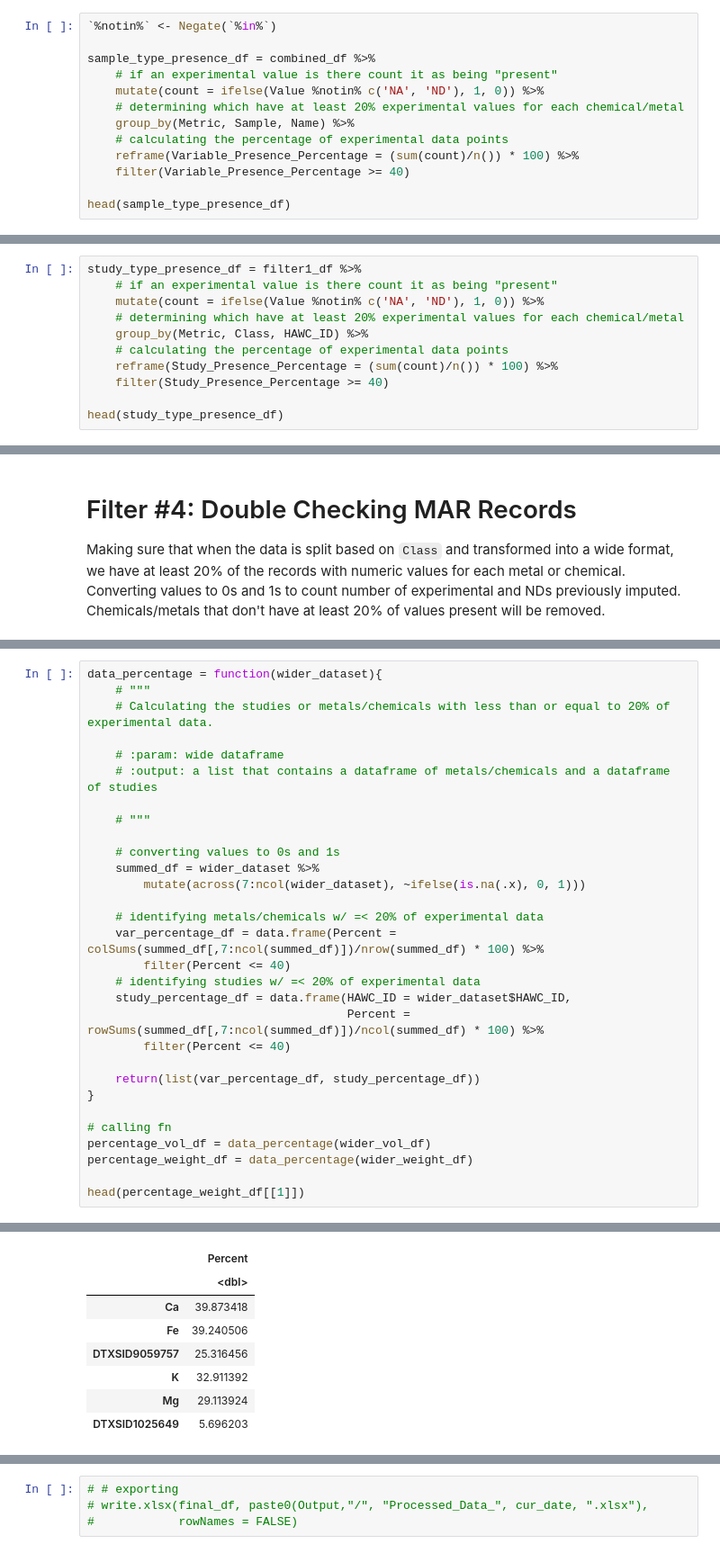
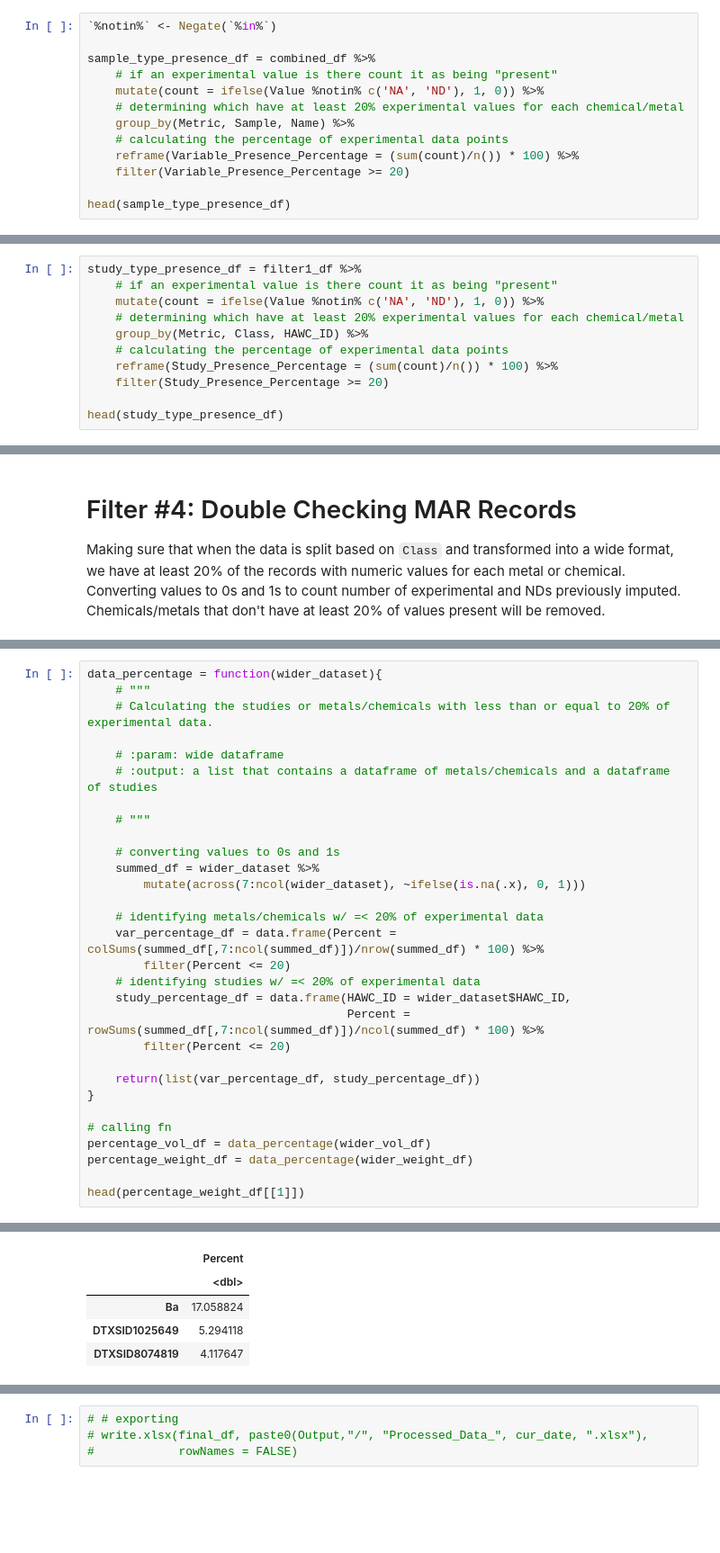
Before and after one commit to UNC-CEMALB/P1015.-Wildfire_Suffcient_Similiarity, a Jupyter notebook: 1. Data Processing/Data Processing.ipynb, the cells around one changed output, grey strips where cells are left out. Shown at 90% size. Cells and saved outputs as stored; diff of their text form; blank space fills up the shorter version.

```diff
--- a/1. Data Processing/Data Processing.ipynb
+++ b/1. Data Processing/Data Processing.ipynb
@@ -98,7 +99,7 @@ sample_type_presence_df = combined_df %>%
     group_by(Metric, Sample, Name) %>%
     # calculating the percentage of experimental data points
     reframe(Variable_Presence_Percentage = (sum(count)/n()) * 100) %>%
-    filter(Variable_Presence_Percentage >= 40)
+    filter(Variable_Presence_Percentage >= 20)
 
 head(sample_type_presence_df)
 # %% [output]
@@ -147,7 +148,7 @@ study_type_presence_df = filter1_df %>%
     group_by(Metric, Class, HAWC_ID) %>%
     # calculating the percentage of experimental data points
     reframe(Study_Presence_Percentage = (sum(count)/n()) * 100) %>%
-    filter(Study_Presence_Percentage >= 40)
+    filter(Study_Presence_Percentage >= 20)
 
 head(study_type_presence_df)
 # %% [output]
@@ -597,11 +601,11 @@ data_percentage = function(wider_dataset){
 
     # identifying metals/chemicals w/ =< 20% of experimental data
     var_percentage_df = data.frame(Percent = colSums(summed_df[,7:ncol(summed_df)])/nrow(summed_df) * 100) %>%
-        filter(Percent <= 40)
+        filter(Percent <= 20)
     # identifying studies w/ =< 20% of experimental data
     study_percentage_df = data.frame(HAWC_ID = wider_dataset$HAWC_ID,
                                      Percent = rowSums(summed_df[,7:ncol(summed_df)])/ncol(summed_df) * 100) %>%
-        filter(Percent <= 40)
+        filter(Percent <= 20)
 
     return(list(var_percentage_df, study_percentage_df))
 }
@@ -616,11 +620,8 @@ A data.frame: 6 × 1
 |  | Percent |
 |  | <dbl> |
-| Ca | 39.873418 |
-| Fe | 39.240506 |
-| DTXSID9059757 | 25.316456 |
-| K | 32.911392 |
-| Mg | 29.113924 |
-| DTXSID1025649 | 5.696203 |
+| Ba | 17.058824 |
+| DTXSID1025649 | 5.294118 |
+| DTXSID8074819 | 4.117647 |
 # %%
 # removing those metals/chemicals & studies from the OG df
 preimputed_vol_df = wider_vol_df[,colnames(wider_vol_df) %notin% rownames(percentage_vol_df[[1]])]
```
Also changed, not shown: parts of 23 cells of this notebook.
